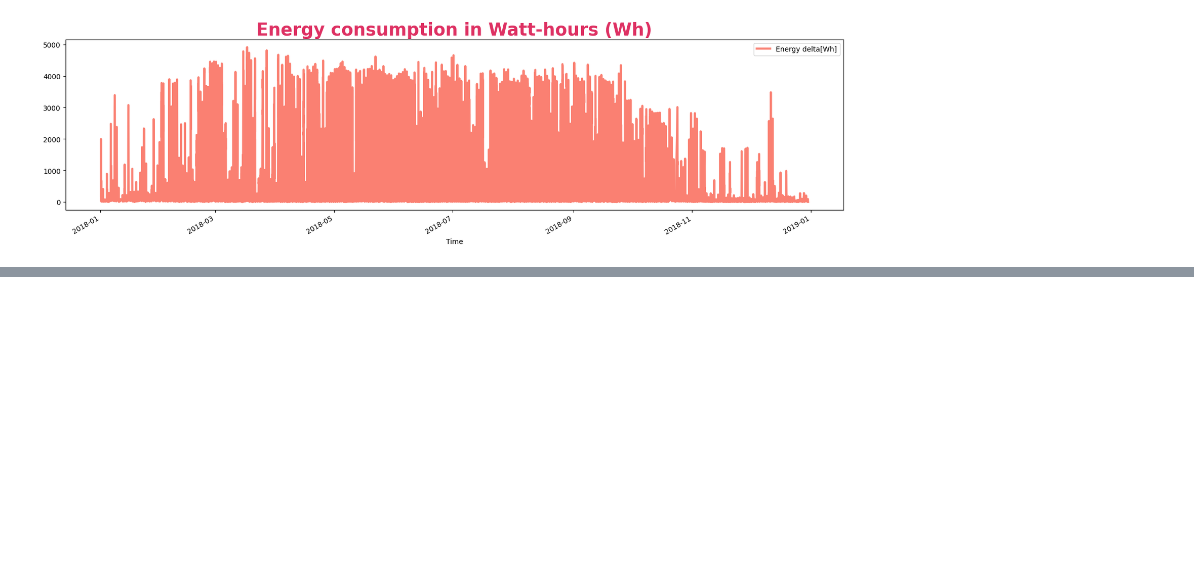
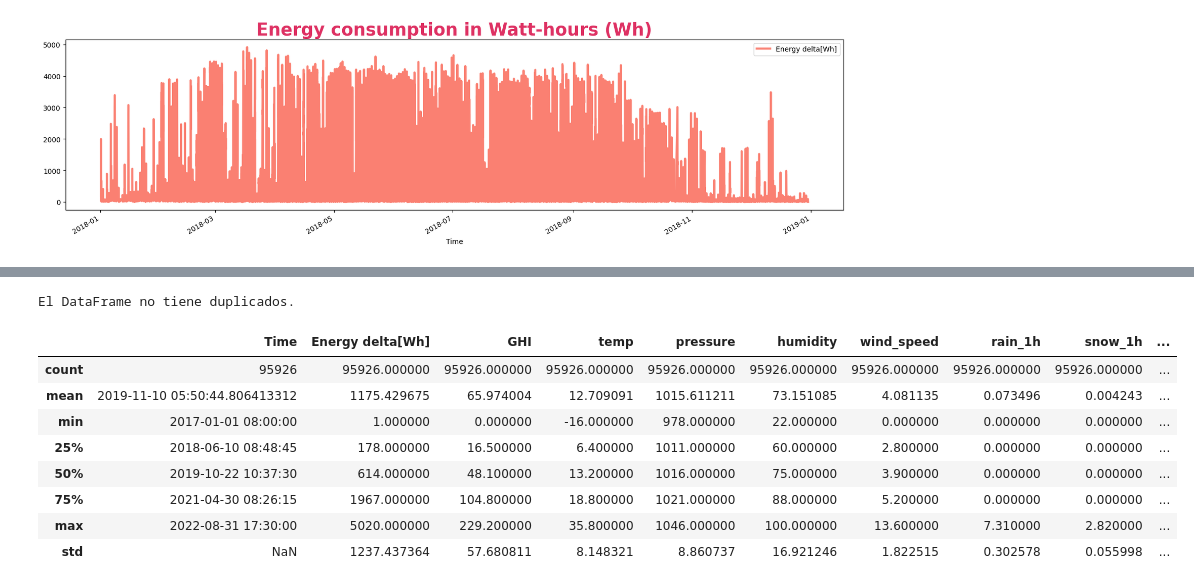
Before and after one commit to 4GeeksAcademy/Kurganova_ProyectoFin, a Jupyter notebook: src/explore.ipynb, the cells around one changed output, grey strips where cells are left out. Saved outputs shown, nothing was run; the diff lists cells and outputs as text; code cells hidden in the pictures; blank space fills up the shorter version.

```diff
--- a/src/explore.ipynb
+++ b/src/explore.ipynb
@@ -148,0 +263,23 @@ Valores únicos en la columna 'weather_type':
+# %%
+# Verificar si hay duplicados en el DataFrame
+duplicates = dataset.duplicated().any()
+
+# Imprimir el resultado
+if duplicates:
+    print("El DataFrame tiene duplicados.")
+else:
+    print("\033[94mEl DataFrame no tiene duplicados.\033[0m")
+# %% [output]
+El DataFrame no tiene duplicados.
+# %%
+ dataset.describe()
+# %% [output]
+|  | Time | Energy delta[Wh] | GHI | temp | pressure | humidity | wind_speed | rain_1h | snow_1h | ... |
+| count | 95926 | 95926.000000 | 95926.000000 | 95926.000000 | 95926.000000 | 95926.000000 | 95926.000000 | 95926.000000 | 95926.000000 | ... |
+| mean | 2019-11-10 05:50:44.806413312 | 1175.429675 | 65.974004 | 12.709091 | 1015.611211 | 73.151085 | 4.081135 | 0.073496 | 0.004243 | ... |
+| min | 2017-01-01 08:00:00 | 1.000000 | 0.000000 | -16.000000 | 978.000000 | 22.000000 | 0.000000 | 0.000000 | 0.000000 | ... |
+| 25% | 2018-06-10 08:48:45 | 178.000000 | 16.500000 | 6.400000 | 1011.000000 | 60.000000 | 2.800000 | 0.000000 | 0.000000 | ... |
+| 50% | 2019-10-22 10:37:30 | 614.000000 | 48.100000 | 13.200000 | 1016.000000 | 75.000000 | 3.900000 | 0.000000 | 0.000000 | ... |
+| 75% | 2021-04-30 08:26:15 | 1967.000000 | 104.800000 | 18.800000 | 1021.000000 | 88.000000 | 5.200000 | 0.000000 | 0.000000 | ... |
+| max | 2022-08-31 17:30:00 | 5020.000000 | 229.200000 | 35.800000 | 1046.000000 | 100.000000 | 13.600000 | 7.310000 | 2.820000 | ... |
+| std | NaN | 1237.437364 | 57.680811 | 8.148321 | 8.860737 | 16.921246 | 1.822515 | 0.302578 | 0.055998 | ... |
```
Also changed, not shown: parts of 22 cells of this notebook, 1 other file.
